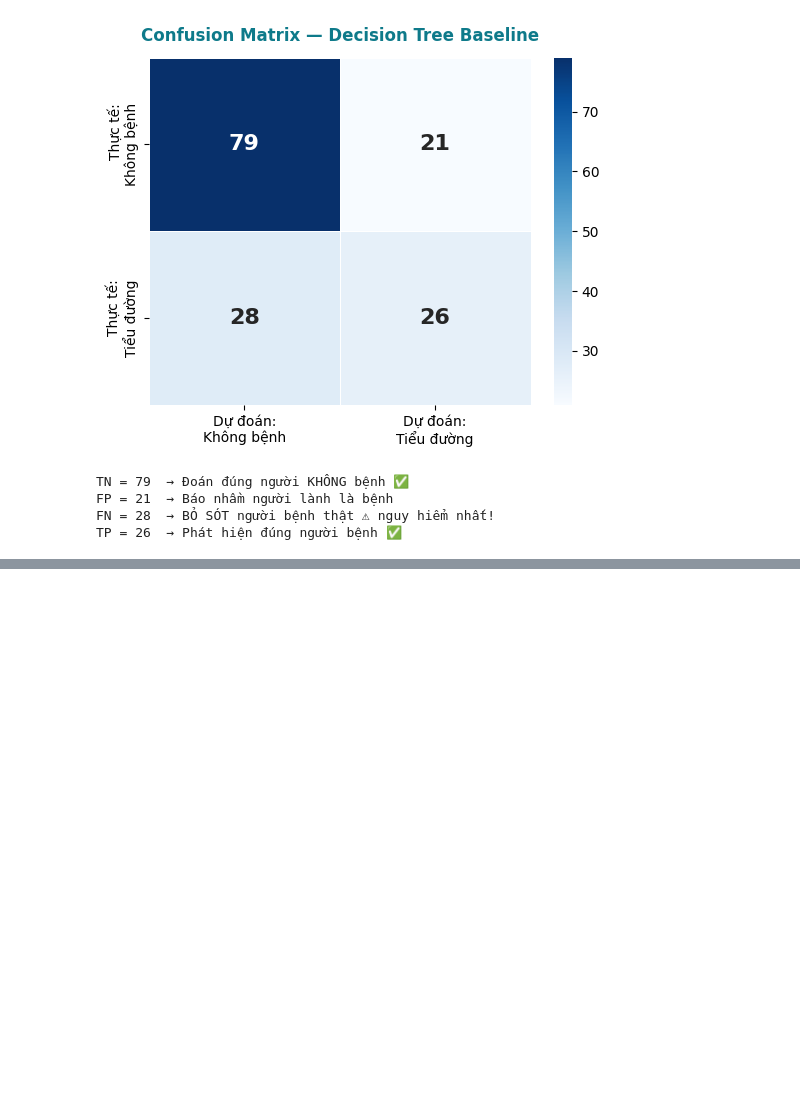
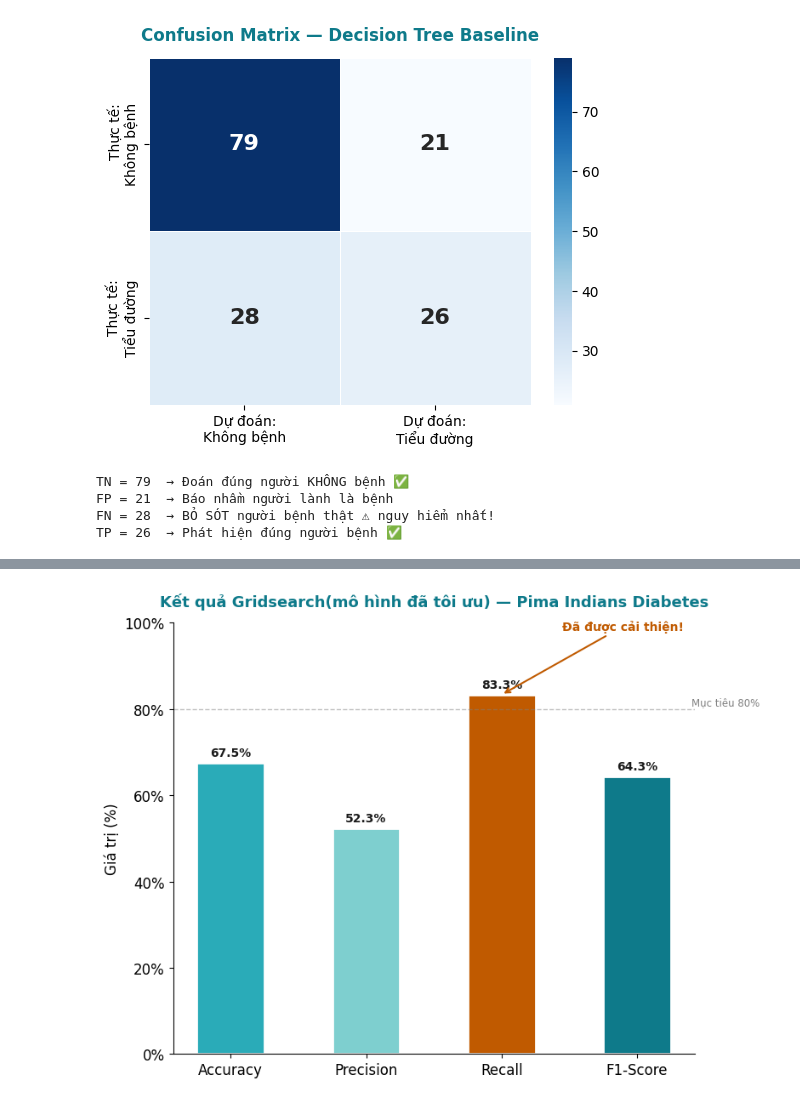
Before and after one commit to TramSt/decision-tree-pima-diabetes, a Jupyter notebook: notebooks/02_model.ipynb, the cells around one changed output, grey strips where cells are left out. Drawn from its saved outputs; the diff is of its cells as text; code cells hidden in the pictures; blank space fills up the shorter version.

Commit message:
Được tạo bằng Colab phú

```diff
--- a/notebooks/02_model.ipynb
+++ b/notebooks/02_model.ipynb
@@ -188,0 +272,44 @@ TP = 26  → Phát hiện đúng người bệnh ✅
+# %%
+# biếu đồ cột các tiêu chí của mô hình gridsearch
+
+# khai báo các biến tiêu chí đánh giá
+acc_p  = accuracy_score(y_test,  y_pred_optimized)
+prec_p = precision_score(y_test, y_pred_optimized)
+rec_p  = recall_score(y_test,    y_pred_optimized)
+f1_p   = f1_score(y_test,        y_pred_optimized)
+
+# biểu đồ cột các tiêu chí
+fig, ax = plt.subplots(figsize=(8, 6))
+
+metrics_names  = ["Accuracy", "Precision", "Recall", "F1-Score"]
+metrics_vals   = [acc_p, prec_p, rec_p, f1_p]
+metrics_colors = ["#2AABB8", "#7ECFCF", "#C05A00", "#0E7A8A"]
+
+bars = ax.bar(metrics_names, [v*100 for v in metrics_vals],
+              color=metrics_colors, width=0.5, edgecolor="white", linewidth=2)
+
+for bar, val in zip(bars, metrics_vals):
+    ax.text(bar.get_x() + bar.get_width()/2, bar.get_height() + 1,
+            f"{val*100:.1f}%", ha="center", va="bottom",
+            fontsize=10, fontweight="bold", color="#1A1A1A")
+
+ax.annotate("Đã được cải thiện!",
+            xy=(2, rec_p*100), xytext=(2.45, rec_p*100 + 15),
+            fontsize=10, color="#C05A00", fontweight="bold",
+            arrowprops=dict(arrowstyle="->", color="#C05A00", lw=1.5))
+
+ax.set_ylim(0, 100)
+ax.set_ylabel("Giá trị (%)", fontsize=12)
+ax.set_title("Kết quả Gridsearch(mô hình đã tôi ưu) — Pima Indians Diabetes",
+             fontsize=13, fontweight="bold", color="#0E7A8A", pad=14)
+ax.spines["top"].set_visible(False)
+ax.spines["right"].set_visible(False)
+ax.tick_params(labelsize=12)
+ax.yaxis.set_major_formatter(plt.FuncFormatter(lambda x, _: f"{x:.0f}%"))
+ax.axhline(y=80, color="gray", linestyle="--", linewidth=1, alpha=0.5)
+ax.text(3.4, 81, "Mục tiêu 80%", fontsize=8.5, color="gray")
+
+plt.tight_layout()
+plt.show()
+# %% [output]
+[figure, added]
```
Also changed, not shown: parts of 3 cells of this notebook.
